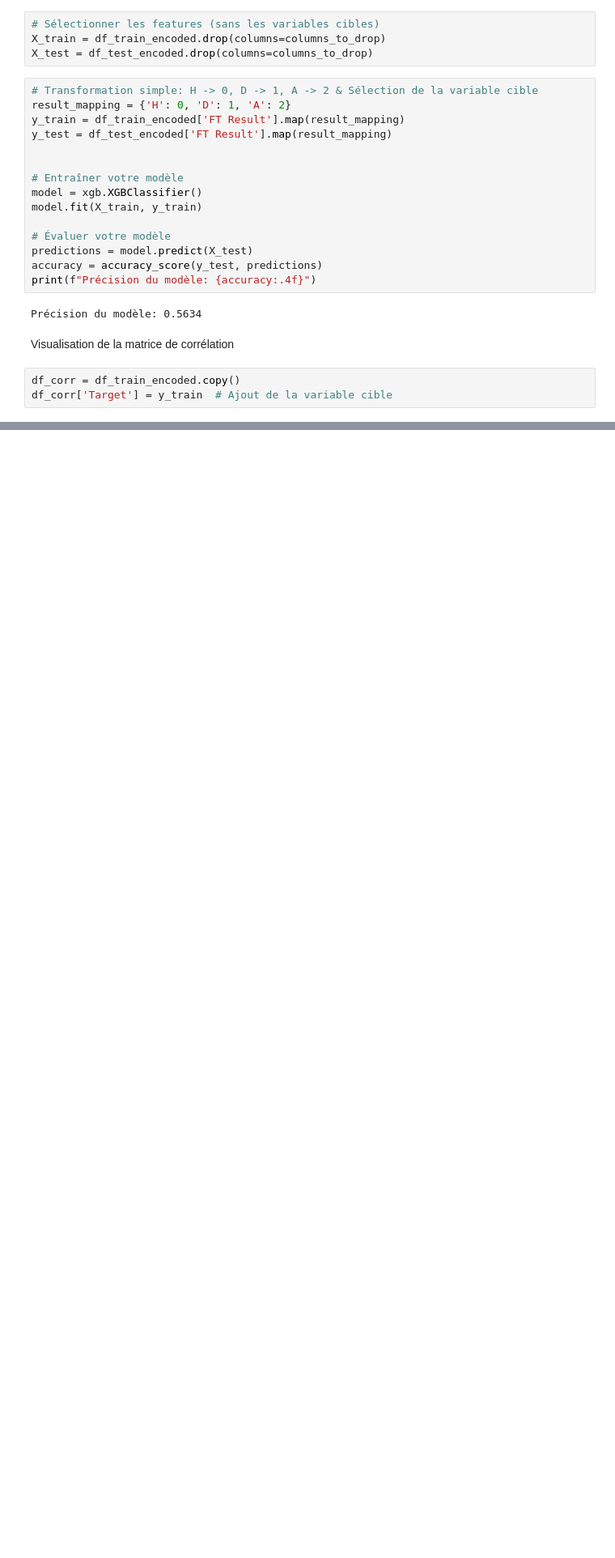
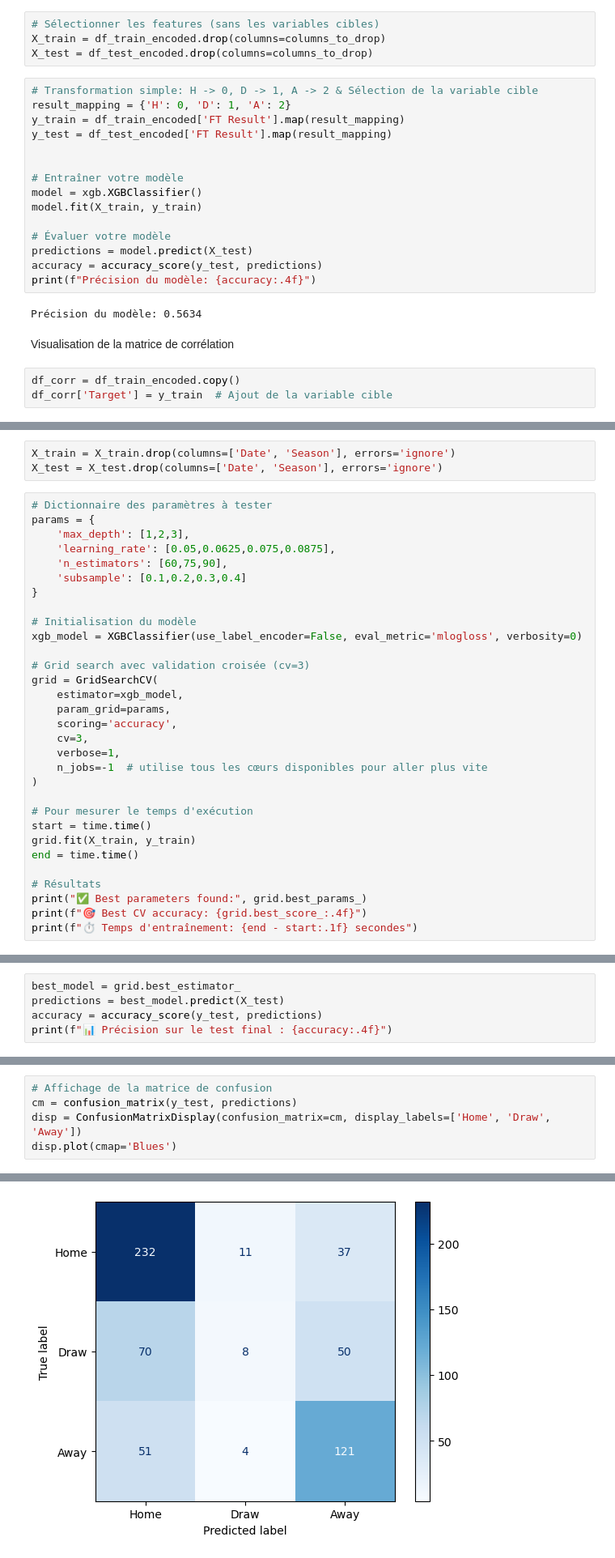
Before and after one commit to HansHemsey/soccer, a Jupyter notebook: forecasting.ipynb, the cells around one changed output, grey strips where cells are left out. Shown at 81% size. Saved outputs shown, nothing was run; the diff lists cells and outputs as text; blank space fills up the shorter version.

Commit message:
Ajout d'import de libs + GridSearch + CrossValidation pour augmenter l'accuracy : ATM 0.6182

```diff
--- a/forecasting.ipynb
+++ b/forecasting.ipynb
@@ -213,3 +216,37 @@ plt.title("Corrélation entre les features et la target")
 plt.show()
 # %% [output]
 [figure]
+# %%
+X_train = X_train.drop(columns=['Date', 'Season'], errors='ignore')
+X_test = X_test.drop(columns=['Date', 'Season'], errors='ignore')
+# %%
+# Dictionnaire des paramètres à tester
+params = {
+    'max_depth': [1,2,3],
+    'learning_rate': [0.05,0.0625,0.075,0.0875],
+    'n_estimators': [60,75,90],
+    'subsample': [0.1,0.2,0.3,0.4]
+}
+
+# Initialisation du modèle
+xgb_model = XGBClassifier(use_label_encoder=False, eval_metric='mlogloss', verbosity=0)
+
+# Grid search avec validation croisée (cv=3)
+grid = GridSearchCV(
+    estimator=xgb_model,
+    param_grid=params,
+    scoring='accuracy',
+    cv=3,
+    verbose=1,
+    n_jobs=-1  # utilise tous les cœurs disponibles pour aller plus vite
+)
+
+# Pour mesurer le temps d'exécution
+start = time.time()
+grid.fit(X_train, y_train)
+end = time.time()
+
+# Résultats
+print("✅ Best parameters found:", grid.best_params_)
+print(f"🎯 Best CV accuracy: {grid.best_score_:.4f}")
+print(f"⏱️ Temps d'entraînement: {end - start:.1f} secondes")
@@ -215,0 +258,5 @@ plt.show()
+# %%
+best_model = grid.best_estimator_
+predictions = best_model.predict(X_test)
+accuracy = accuracy_score(y_test, predictions)
+print(f"📊 Précision sur le test final : {accuracy:.4f}")
@@ -215,0 +265,6 @@ plt.show()
+# %%
+# Affichage de la matrice de confusion
+cm = confusion_matrix(y_test, predictions)
+disp = ConfusionMatrixDisplay(confusion_matrix=cm, display_labels=['Home', 'Draw', 'Away'])
+disp.plot(cmap='Blues')
+# %% [output]
@@ -215,0 +272 @@ plt.show()
+[figure, added]
```
Also changed, not shown: parts of 4 cells of this notebook.
